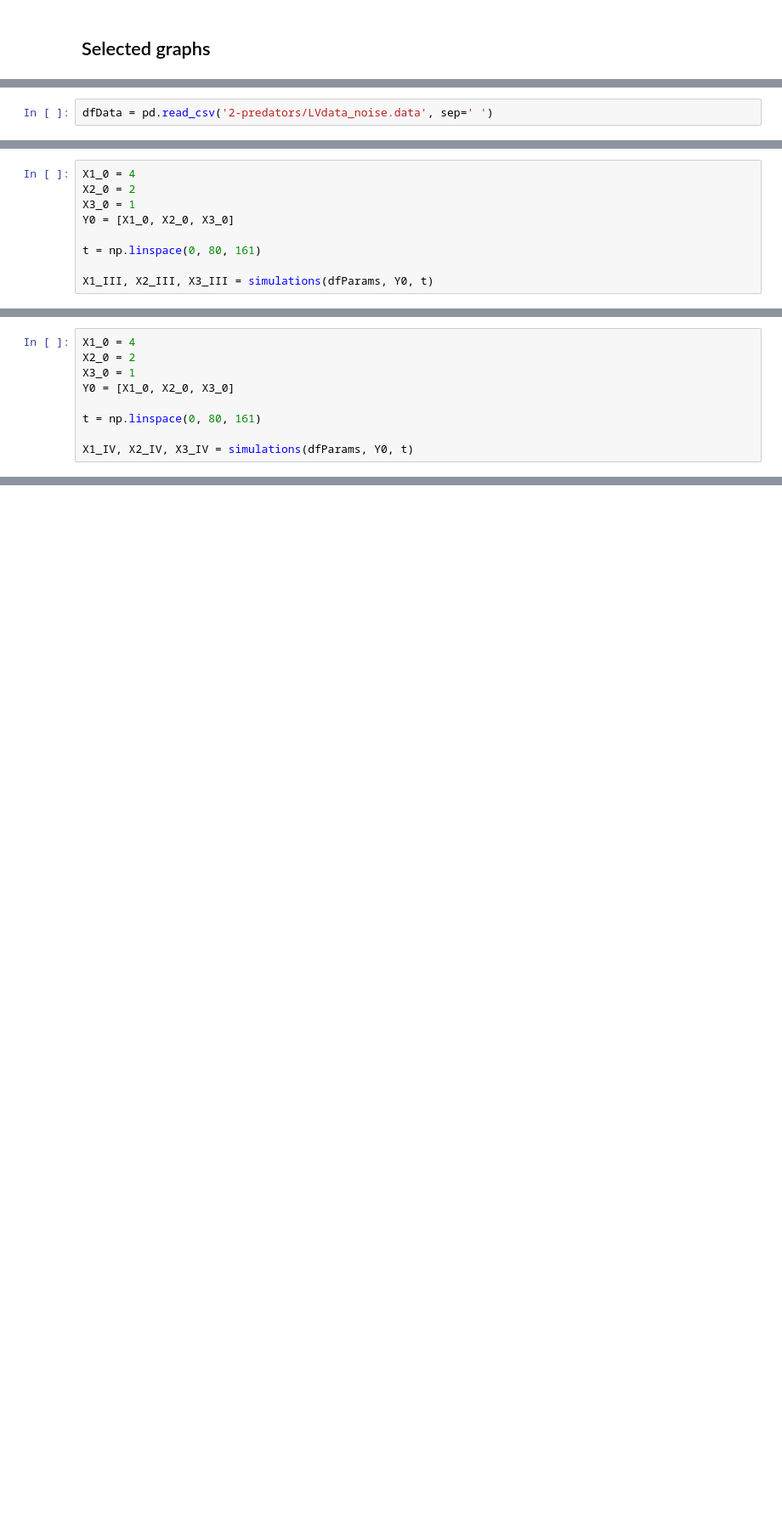
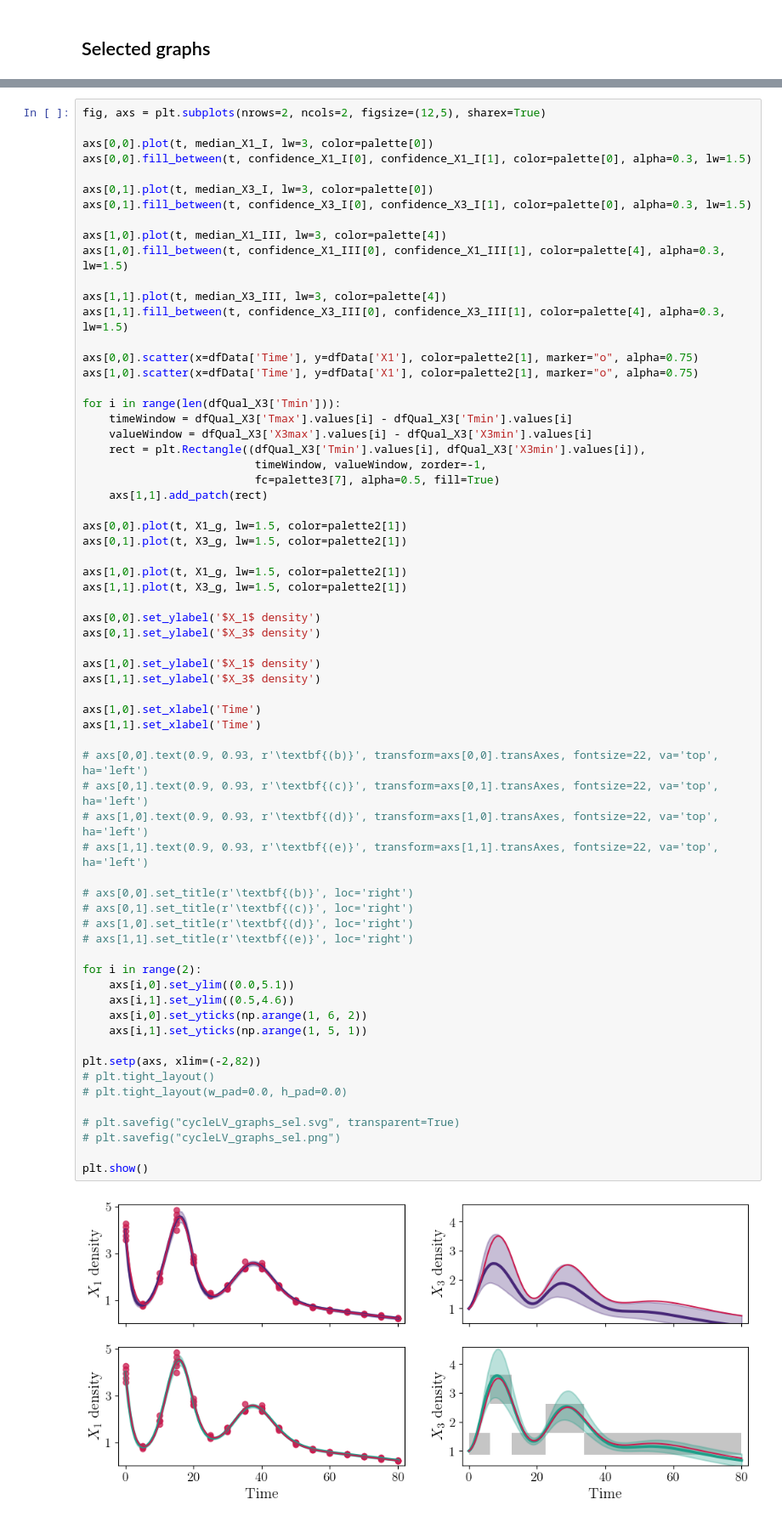
Before and after one commit to systemsmedicine/CrossLabFit, a Jupyter notebook: pyNotebooks/LV_3species-Cycle.ipynb, the cells around one changed output, grey strips where cells are left out. Shown at 85% size. Saved outputs shown, nothing was run; the diff lists cells and outputs as text; blank space fills up the shorter version.

```diff
--- a/pyNotebooks/LV_3species-Cycle.ipynb
+++ b/pyNotebooks/LV_3species-Cycle.ipynb
@@ -1513,2 +858,0 @@ dfParams_ground = dfGroundPars.drop(columns=['$a_1$', '$a_6$', '$a_8$']).melt(va
-# %%
-dfData = pd.read_csv('2-predators/LVdata_noise.data', sep=' ')
@@ -1589,9 +858,0 @@ dfParams = pd.read_csv('2-predators/bestPars_x3.dat', sep=' ', names=parNames)
-# %%
-X1_0 = 4
-X2_0 = 2
-X3_0 = 1
-Y0 = [X1_0, X2_0, X3_0]
-
-t = np.linspace(0, 80, 161)
-
-X1_III, X2_III, X3_III = simulations(dfParams, Y0, t)
@@ -1622,9 +858,0 @@ dfParams = pd.read_csv('2-predators/bestPars_x2x3.dat', sep=' ', names=parNames)
-# %%
-X1_0 = 4
-X2_0 = 2
-X3_0 = 1
-Y0 = [X1_0, X2_0, X3_0]
-
-t = np.linspace(0, 80, 161)
-
-X1_IV, X2_IV, X3_IV = simulations(dfParams, Y0, t)
@@ -1850,0 +859,67 @@ plt.show()
+# %%
+fig, axs = plt.subplots(nrows=2, ncols=2, figsize=(12,5), sharex=True)
+
+axs[0,0].plot(t, median_X1_I, lw=3, color=palette[0])
+axs[0,0].fill_between(t, confidence_X1_I[0], confidence_X1_I[1], color=palette[0], alpha=0.3, lw=1.5)
+
+axs[0,1].plot(t, median_X3_I, lw=3, color=palette[0])
+axs[0,1].fill_between(t, confidence_X3_I[0], confidence_X3_I[1], color=palette[0], alpha=0.3, lw=1.5)
+
+axs[1,0].plot(t, median_X1_III, lw=3, color=palette[4])
+axs[1,0].fill_between(t, confidence_X1_III[0], confidence_X1_III[1], color=palette[4], alpha=0.3, lw=1.5)
+
+axs[1,1].plot(t, median_X3_III, lw=3, color=palette[4])
+axs[1,1].fill_between(t, confidence_X3_III[0], confidence_X3_III[1], color=palette[4], alpha=0.3, lw=1.5)
+
+axs[0,0].scatter(x=dfData['Time'], y=dfData['X1'], color=palette2[1], marker="o", alpha=0.75)
+axs[1,0].scatter(x=dfData['Time'], y=dfData['X1'], color=palette2[1], marker="o", alpha=0.75)
+
+for i in range(len(dfQual_X3['Tmin'])):
+    timeWindow = dfQual_X3['Tmax'].values[i] - dfQual_X3['Tmin'].values[i]
+    valueWindow = dfQual_X3['X3max'].values[i] - dfQual_X3['X3min'].values[i]
+    rect = plt.Rectangle((dfQual_X3['Tmin'].values[i], dfQual_X3['X3min'].values[i]),
+                          timeWindow, valueWindow, zorder=-1,
+                          fc=palette3[7], alpha=0.5, fill=True)
+    axs[1,1].add_patch(rect)
+
+axs[0,0].plot(t, X1_g, lw=1.5, color=palette2[1])
+axs[0,1].plot(t, X3_g, lw=1.5, color=palette2[1])
+
+axs[1,0].plot(t, X1_g, lw=1.5, color=palette2[1])
+axs[1,1].plot(t, X3_g, lw=1.5, color=palette2[1])
+
+axs[0,0].set_ylabel('$X_1$ density')
+axs[0,1].set_ylabel('$X_3$ density')
+
+axs[1,0].set_ylabel('$X_1$ density')
+axs[1,1].set_ylabel('$X_3$ density')
+
+axs[1,0].set_xlabel('Time')
+axs[1,1].set_xlabel('Time')
+
+# axs[0,0].text(0.9, 0.93, r'\textbf{(b)}', transform=axs[0,0].transAxes, fontsize=22, va='top', ha='left')
+# axs[0,1].text(0.9, 0.93, r'\textbf{(c)}', transform=axs[0,1].transAxes, fontsize=22, va='top', ha='left')
+# axs[1,0].text(0.9, 0.93, r'\textbf{(d)}', transform=axs[1,0].transAxes, fontsize=22, va='top', ha='left')
+# axs[1,1].text(0.9, 0.93, r'\textbf{(e)}', transform=axs[1,1].transAxes, fontsize=22, va='top', ha='left')
+
+# axs[0,0].set_title(r'\textbf{(b)}', loc='right')
+# axs[0,1].set_title(r'\textbf{(c)}', loc='right')
+# axs[1,0].set_title(r'\textbf{(d)}', loc='right')
+# axs[1,1].set_title(r'\textbf{(e)}', loc='right')
+
+for i in range(2):
+    axs[i,0].set_ylim((0.0,5.1))
+    axs[i,1].set_ylim((0.5,4.6))
+    axs[i,0].set_yticks(np.arange(1, 6, 2))
+    axs[i,1].set_yticks(np.arange(1, 5, 1))
+
+plt.setp(axs, xlim=(-2,82))
+# plt.tight_layout()
+# plt.tight_layout(w_pad=0.0, h_pad=0.0)
+
+# plt.savefig("cycleLV_graphs_sel.svg", transparent=True)
+# plt.savefig("cycleLV_graphs_sel.png")
+
+plt.show()
+# %% [output]
+[figure, added]
```
Also changed, not shown: parts of 113 cells of this notebook, 12 other files.
